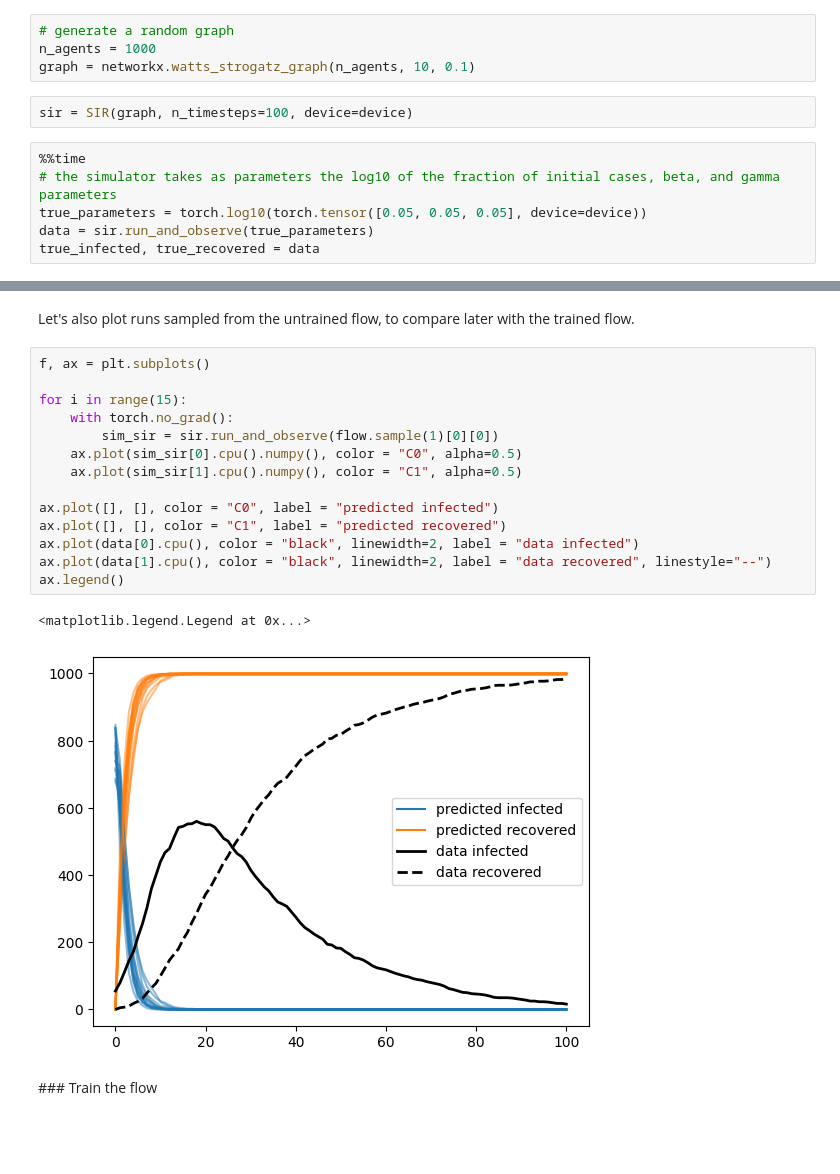
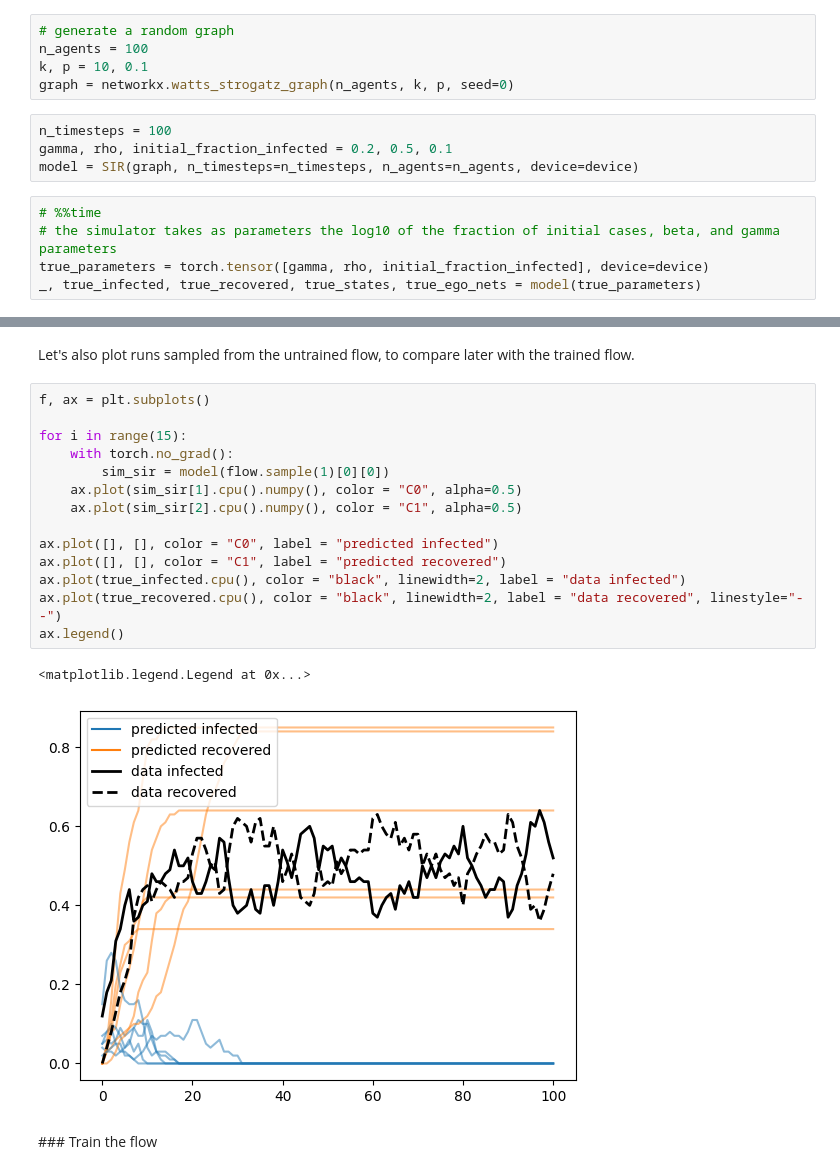
Before and after one commit to AnonyMouse3005/sir-substance-use, a Jupyter notebook: 02-SIR.ipynb, the cells around one changed output, grey strips where cells are left out. Saved outputs shown, nothing was run; the diff lists cells and outputs as text; blank space fills up the shorter version.

```diff
--- a/02-SIR.ipynb
+++ b/02-SIR.ipynb
@@ -22,13 +26,15 @@ import pygtc
 device = "cpu"
 # %%
 # generate a random graph
-n_agents = 1000
-graph = networkx.watts_strogatz_graph(n_agents, 10, 0.1)
+n_agents = 100
+k, p = 10, 0.1
+graph = networkx.watts_strogatz_graph(n_agents, k, p, seed=0)
 # %%
-sir = SIR(graph, n_timesteps=100, device=device)
+n_timesteps = 100
+gamma, rho, initial_fraction_infected = 0.2, 0.5, 0.1
+model = SIR(graph, n_timesteps=n_timesteps, n_agents=n_agents, device=device)
 # %%
-%%time
+# %%time
 # the simulator takes as parameters the log10 of the fraction of initial cases, beta, and gamma parameters
-true_parameters = torch.log10(torch.tensor([0.05, 0.05, 0.05], device=device))
-data = sir.run_and_observe(true_parameters)
-true_infected, true_recovered = data
+true_parameters = torch.tensor([gamma, rho, initial_fraction_infected], device=device)
+_, true_infected, true_recovered, true_states, true_ego_nets = model(true_parameters)
@@ -74,19 +106,19 @@ Let's also plot runs sampled from the untrained flow, to compare later with the
 # %%
 f, ax = plt.subplots()
 
 for i in range(15):
     with torch.no_grad():
-        sim_sir = sir.run_and_observe(flow.sample(1)[0][0])
-    ax.plot(sim_sir[0].cpu().numpy(), color = "C0", alpha=0.5)
-    ax.plot(sim_sir[1].cpu().numpy(), color = "C1", alpha=0.5)
+        sim_sir = model(flow.sample(1)[0][0])
+    ax.plot(sim_sir[1].cpu().numpy(), color = "C0", alpha=0.5)
+    ax.plot(sim_sir[2].cpu().numpy(), color = "C1", alpha=0.5)
 
 ax.plot([], [], color = "C0", label = "predicted infected")
 ax.plot([], [], color = "C1", label = "predicted recovered")
-ax.plot(data[0].cpu(), color = "black", linewidth=2, label = "data infected")
-ax.plot(data[1].cpu(), color = "black", linewidth=2, label = "data recovered", linestyle="--")
+ax.plot(true_infected.cpu(), color = "black", linewidth=2, label = "data infected")
+ax.plot(true_recovered.cpu(), color = "black", linewidth=2, label = "data recovered", linestyle="--")
 ax.legend()
 # %% [output]
 <matplotlib.legend.Legend at 0x...>
-[figure, old version]
+[figure, new version]
 # %% [markdown]
 ### Train the flow
```
Also changed, not shown: parts of 12 cells of this notebook, 2 other files.
